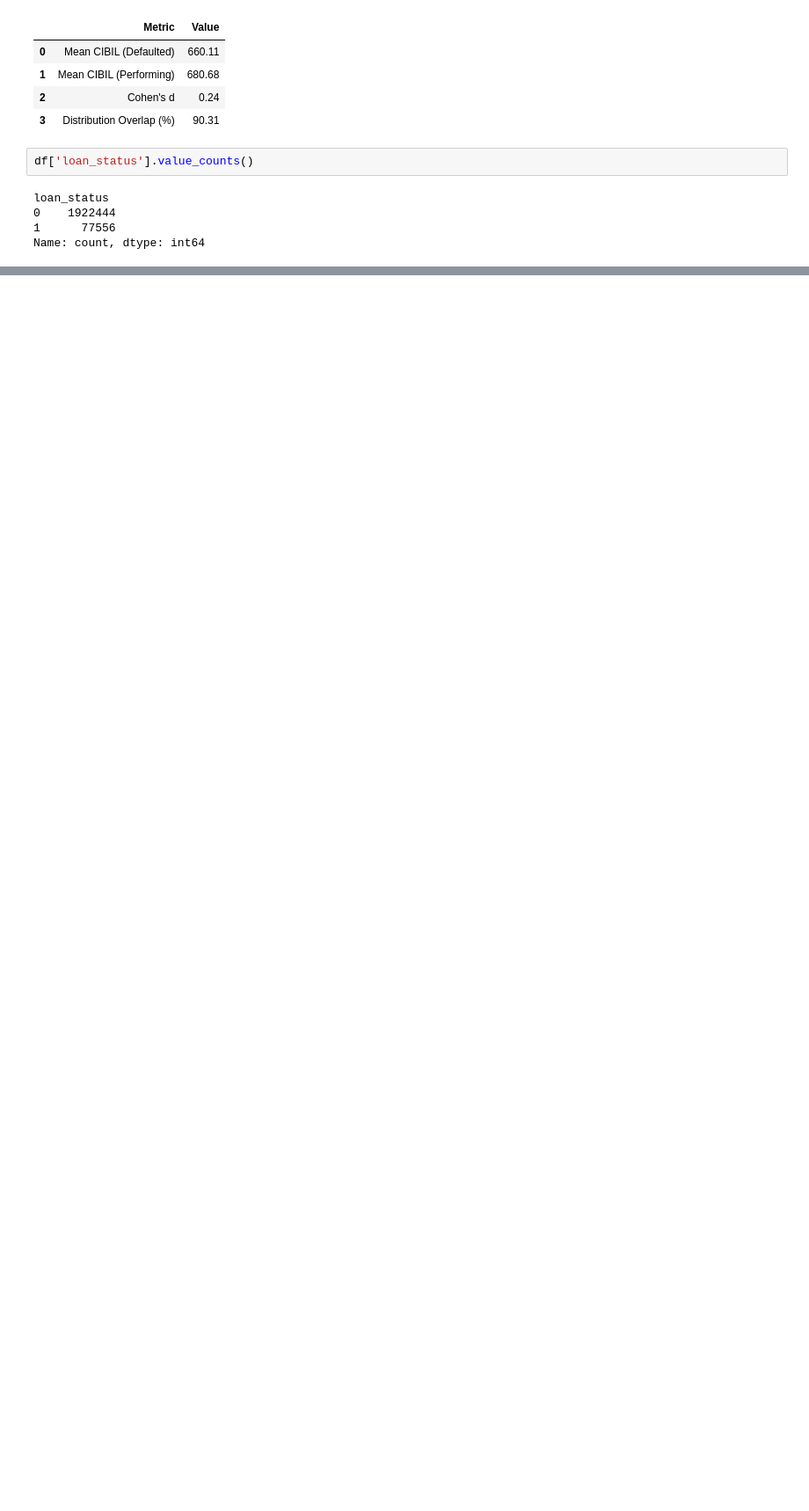
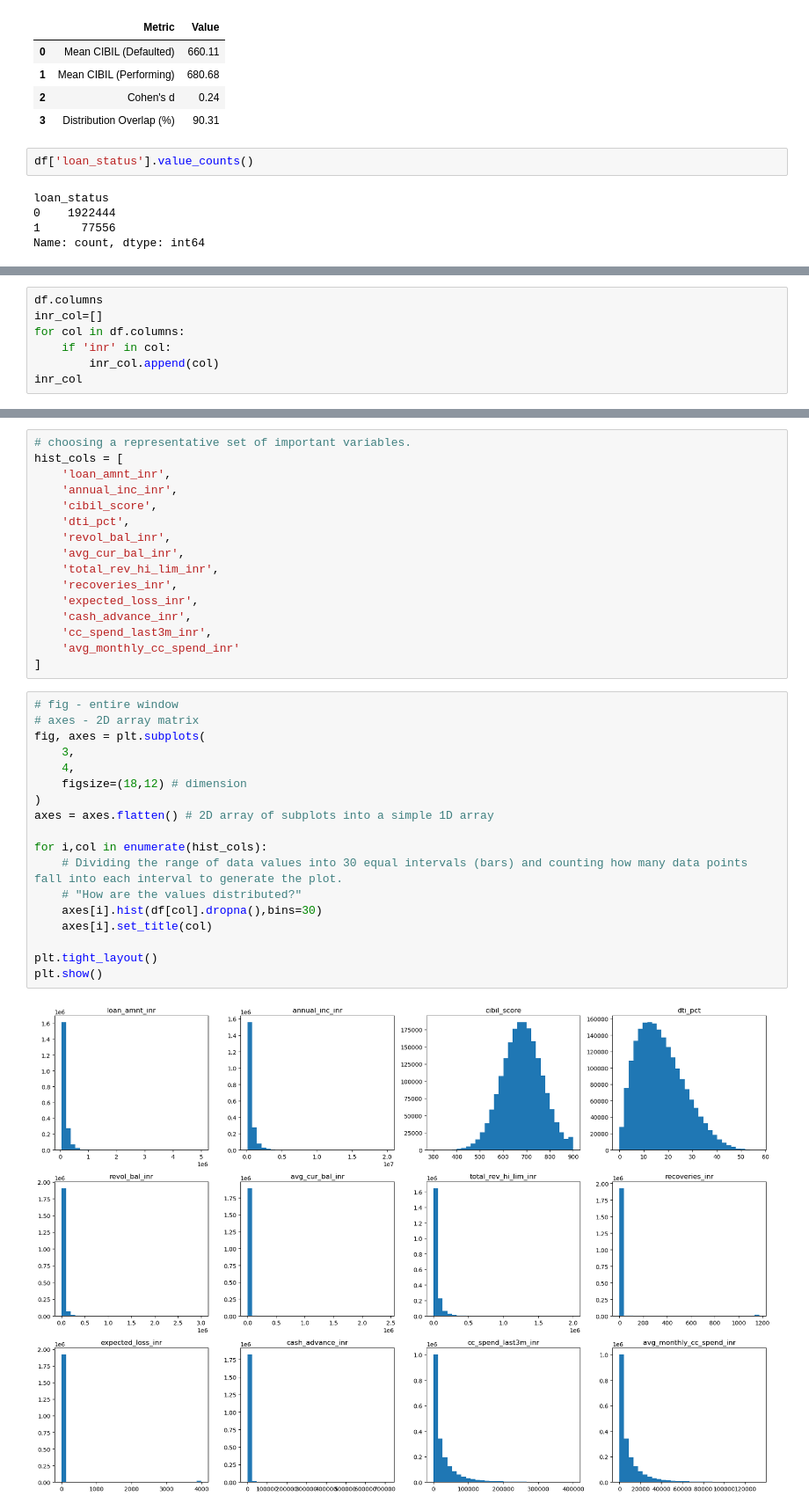
Before and after one commit to narendrajethi220/Credit-Risk-Analytics-NPA-Prediction, a Jupyter notebook: notebook/03_eda.ipynb, the cells around one changed output, grey strips where cells are left out. Shown at 88% size. Cells and saved outputs as stored; diff of their text form; blank space fills up the shorter version.

```diff
--- a/notebook/03_eda.ipynb
+++ b/notebook/03_eda.ipynb
@@ -142,0 +148,7 @@ Name: count, dtype: int64
+# %%
+df.columns
+inr_col=[]
+for col in df.columns:
+    if 'inr' in col:
+        inr_col.append(col)
+inr_col
@@ -142,0 +173,36 @@ Name: count, dtype: int64
+# %%
+# choosing a representative set of important variables.
+hist_cols = [
+    'loan_amnt_inr',
+    'annual_inc_inr',
+    'cibil_score',
+    'dti_pct',
+    'revol_bal_inr',
+    'avg_cur_bal_inr',
+    'total_rev_hi_lim_inr',
+    'recoveries_inr',
+    'expected_loss_inr',
+    'cash_advance_inr',
+    'cc_spend_last3m_inr',
+    'avg_monthly_cc_spend_inr'
+]
+# %%
+# fig - entire window
+# axes - 2D array matrix
+fig, axes = plt.subplots(
+    3,
+    4,
+    figsize=(18,12) # dimension
+)
+axes = axes.flatten() # 2D array of subplots into a simple 1D array
+
+for i,col in enumerate(hist_cols):
+    # Dividing the range of data values into 30 equal intervals (bars) and counting how many data points fall into each interval to generate the plot.
+    # "How are the values distributed?"
+    axes[i].hist(df[col].dropna(),bins=30)
+    axes[i].set_title(col)
+
+plt.tight_layout()
+plt.show()
+# %% [output]
+[figure, added]
```
Also changed, not shown: parts of 8 cells of this notebook, 1 other file.
